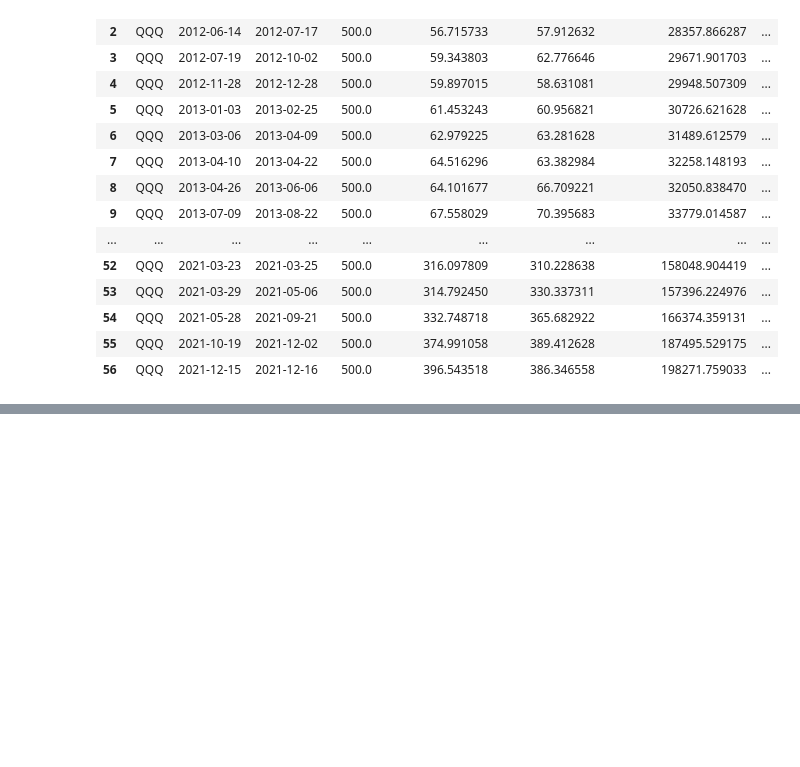
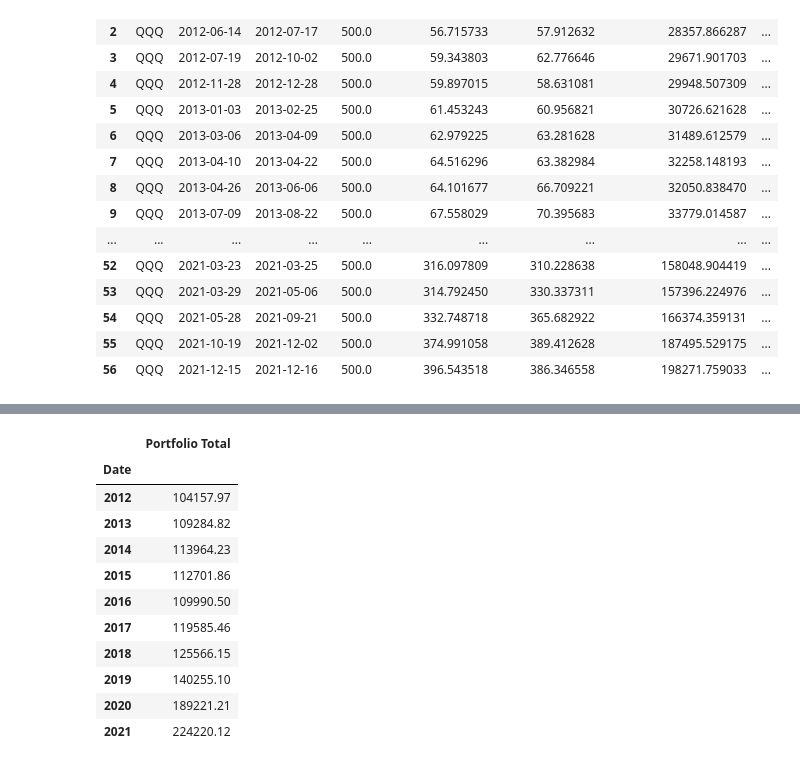
Before and after one commit to patmbee/project_2_ml, a Jupyter notebook: qqq_backtest.ipynb, the cells around one changed output, grey strips where cells are left out. Saved outputs shown, nothing was run; the diff lists cells and outputs as text; code cells hidden in the pictures; blank space fills up the shorter version.

```diff
--- a/qqq_backtest.ipynb
+++ b/qqq_backtest.ipynb
@@ -411,0 +430,16 @@ trade_evaluation_df.to_csv('metrics.csv', columns = header)
+# %%
+port_by_year_df = port_tot_df.groupby([(port_tot_df.index.year)]).max().round(decimals = 2)
+port_by_year_df
+# %% [output]
+|  | Portfolio Total |
+| Date |  |
+| 2012 | 104157.97 |
+| 2013 | 109284.82 |
+| 2014 | 113964.23 |
+| 2015 | 112701.86 |
+| 2016 | 109990.50 |
+| 2017 | 119585.46 |
+| 2018 | 125566.15 |
+| 2019 | 140255.10 |
+| 2020 | 189221.21 |
+| 2021 | 224220.12 |
```
Also changed, not shown: parts of 3 cells of this notebook, 5 other files.
